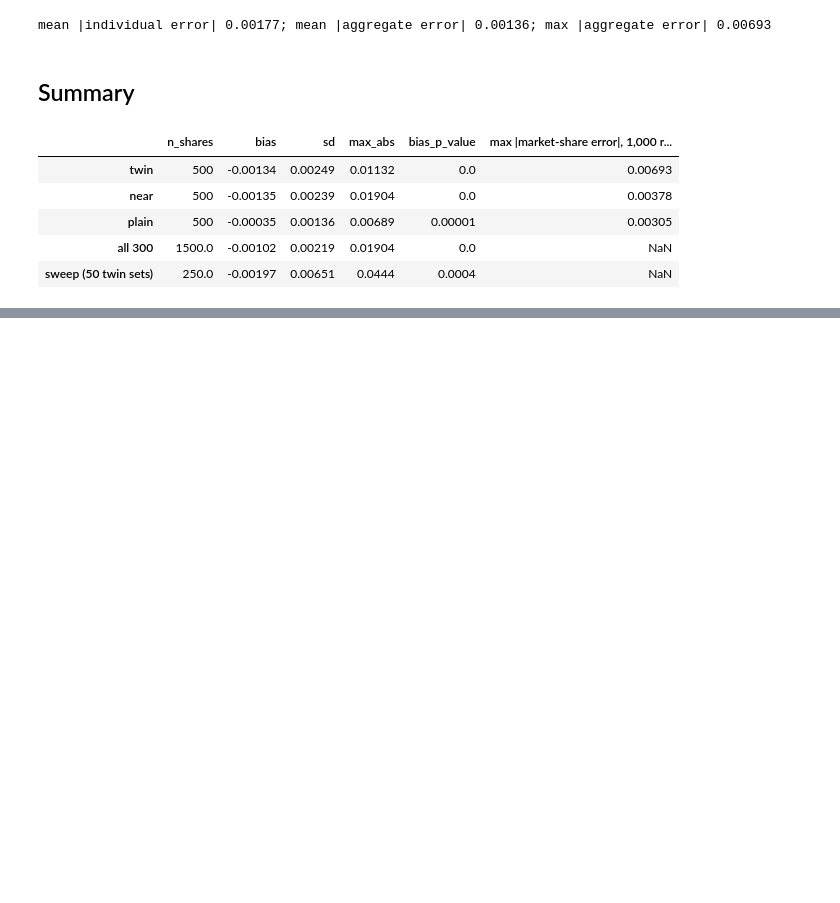
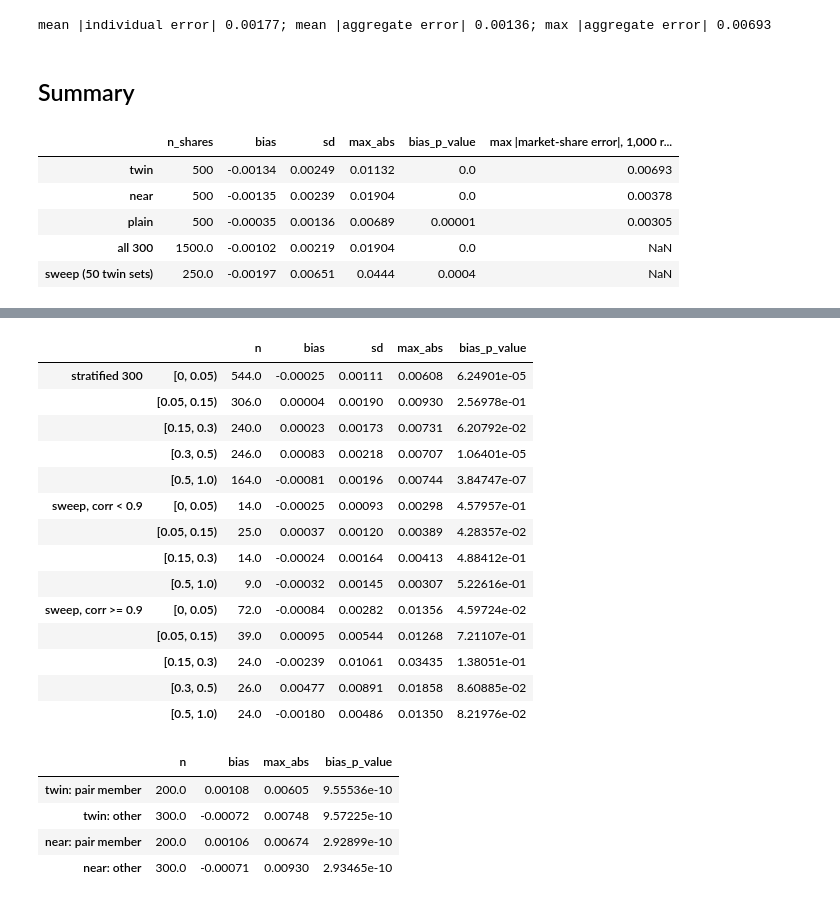
Before and after one commit to sign-of-fourier/quantecarlo, a Jupyter notebook: demos/rfc_vs_exact/orthant_accuracy.ipynb, the cells around one changed output, grey strips where cells are left out. Saved outputs shown, nothing was run; the diff lists cells and outputs as text; code cells hidden in the pictures; blank space fills up the shorter version.

```diff
--- a/demos/rfc_vs_exact/orthant_accuracy.ipynb
+++ b/demos/rfc_vs_exact/orthant_accuracy.ipynb
@@ -311,0 +369,46 @@ to sum to 1; it is untested here.
+# %%
+def binned(e, ref, scen, mask, label):
+    out = {}
+    for lo, hi in zip(pbins[:-1], pbins[1:]):
+        m = mask & (ref >= lo) & (ref < hi)
+        if m.sum() < 5:
+            continue
+        per = pd.Series(e[m]).groupby(scen[m]).mean()
+        out[(label, f"[{lo}, {hi})")] = dict(n=m.sum(), bias=e[m].mean(), sd=e[m].std(ddof=1), max_abs=np.abs(e[m]).max(),
+                                            bias_p_value=stats.ttest_1samp(per, 0).pvalue if len(per) > 2 else np.nan)
+    return out
+
+size_tab = {}
+size_tab.update(binned(er_s, ref_s, scen_s, np.ones(len(er_s), bool), "stratified 300"))
+size_tab.update(binned(er_w, ref_w, scen_w, ~hi_w, "sweep, corr < 0.9"))
+size_tab.update(binned(er_w, ref_w, scen_w, hi_w, "sweep, corr >= 0.9"))
+size_tab = pd.DataFrame(size_tab).T
+display(size_tab)
+role_rn = {}
+for g in ("twin", "near"):
+    for r in ("pair member", "other"):
+        m = (group_s == g) & (role_s == r)
+        role_rn[f"{g}: {r}"] = dict(n=m.sum(), bias=er_s[m].mean(), max_abs=np.abs(er_s[m]).max(),
+                                    bias_p_value=stats.ttest_1samp(pd.Series(er_s[m]).groupby(scen_s[m]).mean(), 0).pvalue)
+display(pd.DataFrame(role_rn).T)
+# %% [output]
+|  |  | n | bias | sd | max_abs | bias_p_value |
+| stratified 300 | [0, 0.05) | 544.0 | -0.00025 | 0.00111 | 0.00608 | 6.24901e-05 |
+|  | [0.05, 0.15) | 306.0 | 0.00004 | 0.00190 | 0.00930 | 2.56978e-01 |
+|  | [0.15, 0.3) | 240.0 | 0.00023 | 0.00173 | 0.00731 | 6.20792e-02 |
+|  | [0.3, 0.5) | 246.0 | 0.00083 | 0.00218 | 0.00707 | 1.06401e-05 |
+|  | [0.5, 1.0) | 164.0 | -0.00081 | 0.00196 | 0.00744 | 3.84747e-07 |
+| sweep, corr < 0.9 | [0, 0.05) | 14.0 | -0.00025 | 0.00093 | 0.00298 | 4.57957e-01 |
+|  | [0.05, 0.15) | 25.0 | 0.00037 | 0.00120 | 0.00389 | 4.28357e-02 |
+|  | [0.15, 0.3) | 14.0 | -0.00024 | 0.00164 | 0.00413 | 4.88412e-01 |
+|  | [0.5, 1.0) | 9.0 | -0.00032 | 0.00145 | 0.00307 | 5.22616e-01 |
+| sweep, corr >= 0.9 | [0, 0.05) | 72.0 | -0.00084 | 0.00282 | 0.01356 | 4.59724e-02 |
+|  | [0.05, 0.15) | 39.0 | 0.00095 | 0.00544 | 0.01268 | 7.21107e-01 |
+|  | [0.15, 0.3) | 24.0 | -0.00239 | 0.01061 | 0.03435 | 1.38051e-01 |
+|  | [0.3, 0.5) | 26.0 | 0.00477 | 0.00891 | 0.01858 | 8.60885e-02 |
+|  | [0.5, 1.0) | 24.0 | -0.00180 | 0.00486 | 0.01350 | 8.21976e-02 |
+|  | n | bias | max_abs | bias_p_value |
+| twin: pair member | 200.0 | 0.00108 | 0.00605 | 9.55536e-10 |
+| twin: other | 300.0 | -0.00072 | 0.00748 | 9.57225e-10 |
+| near: pair member | 200.0 | 0.00106 | 0.00674 | 2.92899e-10 |
+| near: other | 300.0 | -0.00071 | 0.00930 | 2.93465e-10 |
```
Also changed, not shown: parts of 4 cells of this notebook.
